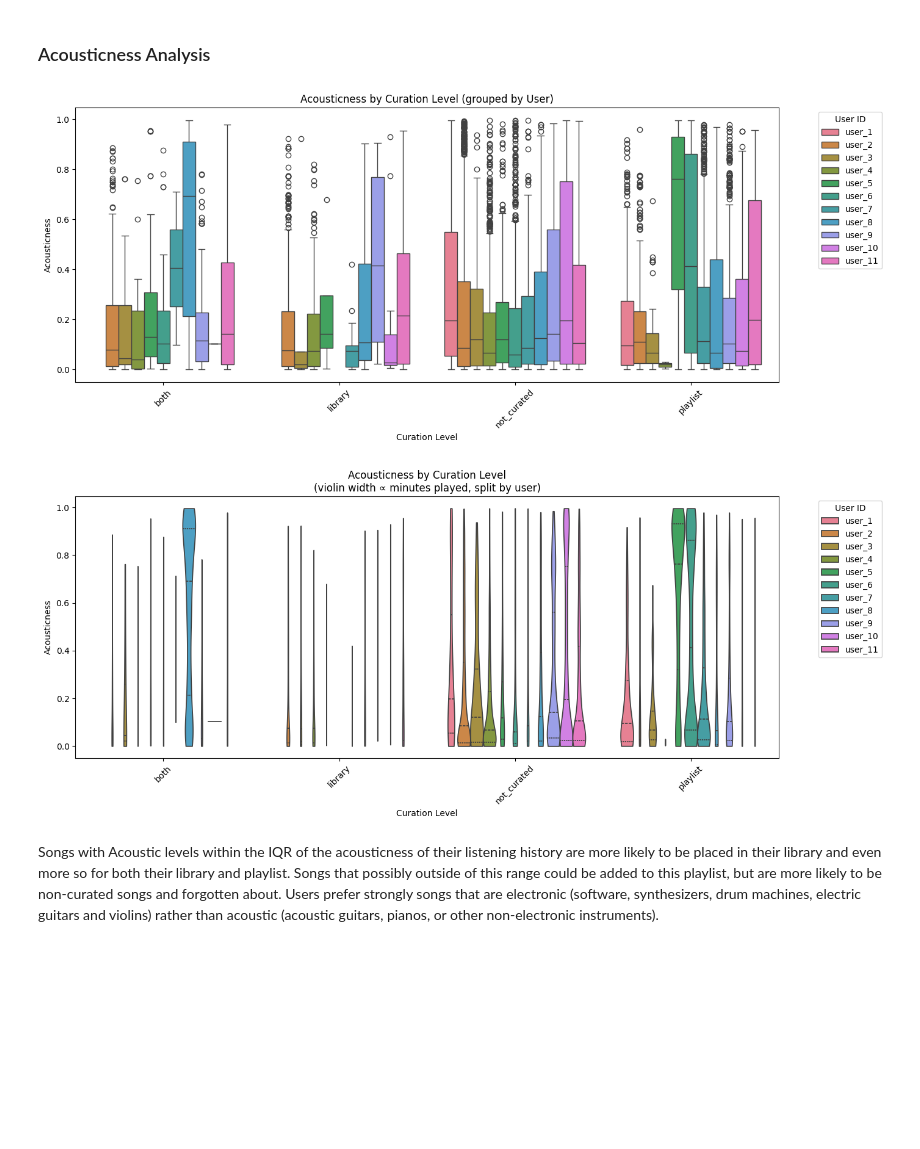
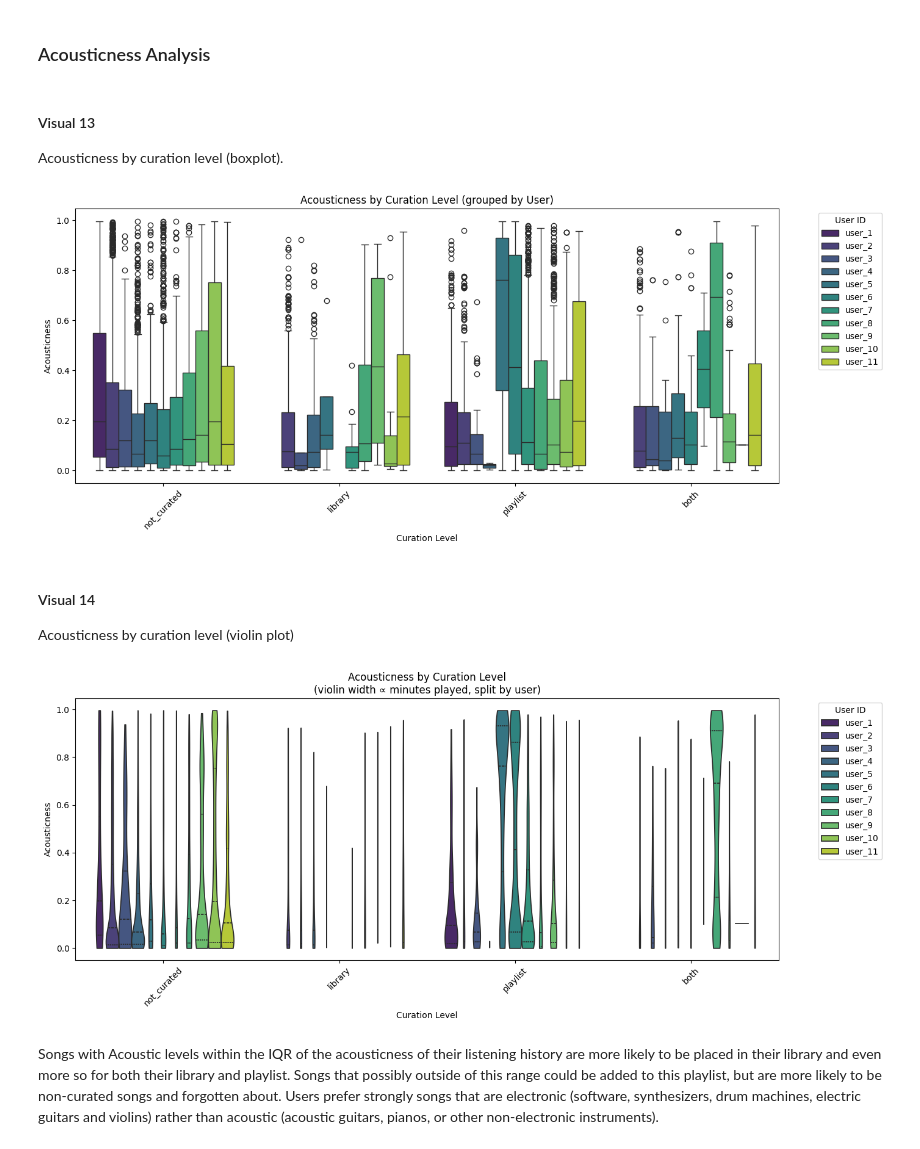
Before and after one commit to hjl-liz/spotify_project_group, a Jupyter notebook: team_red8_phase2_analysis.ipynb, the cells around one changed output. Cells and saved outputs as stored; diff of their text form; code cells hidden in the pictures; blank space fills up the shorter version.

```diff
--- a/team_red8_phase2_analysis.ipynb
+++ b/team_red8_phase2_analysis.ipynb
@@ -1027,7 +997,8 @@ ax = sns.barplot(
     data=plot_data,
     y="track_display",
     x="total_minutes",
-    color="steelblue"
+    palette="viridis",
+    hue="total_minutes"
 )
 
 plt.xlabel("Total Minutes Played")
@@ -1037,7 +1008,7 @@ plt.title("Top Heavily Played but Not Curated Tracks")
 # Add artist names inside bars
 for i, row in plot_data.iterrows():
     ax.text(
-        row["total_minutes"] * 0.02,   # slightly more padding for readability
+        row["total_minutes"] * 0.02,
         i,
         row["artist_display"],
         va='center',
@@ -1239,14 +1371,28 @@ plt.show()
 # %%
-# Create subplots for audio features by curation level
-features = ["danceability", "energy", "valence", "tempo", "acousticness", "instrumentalness", "liveness", "speechiness", "loudness"]
+# Desired order and palette
+curation_order = ["not_curated", "library", "playlist", "both"]
+palette = sns.color_palette("viridis", n_colors=len(curation_order))
+
+# Create subplots for audio features
+features = ["danceability", "energy", "valence", "tempo", "acousticness",
+            "instrumentalness", "liveness", "speechiness", "loudness"]
+
 plt.figure(figsize=(20, 15))
 for i, feature in enumerate(features):
     plt.subplot(3, 3, i + 1)
-    sns.boxplot(x="curation_label", y=feature, data=full_data)
+    sns.boxplot(
+        x="curation_label",
+        y=feature,
+        data=full_data,
+        order=curation_order,
+        palette=palette,
+        hue="curation_label"
+    )
     plt.title(f"{feature.capitalize()} by Curation Level")
     plt.xlabel("Curation Level")
     plt.ylabel(feature.capitalize())
     plt.xticks(rotation=45)
+
 plt.tight_layout()
 plt.show()
 # %% [output]
@@ -1260,37 +1406,57 @@ The main audio features that show major differences between curation level are t
 These features are perhaps the determining factors for users as to whether they add them to a playlist or library. Other audio features show similar distributions and means, highlighting how these song features are not a major factor in terms of whether a song is placed in one of these curation levels. A caveat would be that certain audio features have more records compared to others.
 # %% [markdown]
 ### Acousticness Analysis
+# %% [markdown]
+#### Visual 13
+
+Acousticness by curation level (boxplot).
 # %%
 # Acousticness by curation level, grouped by user
+# Palette by user
+num_users = full_data['user_id'].nunique()
+palette = sns.color_palette("viridis", n_colors=num_users)
+
+# Sorted user order based on numeric part
+user_order = sorted(full_data['user_id'].unique(), key=lambda x: int(x.split('_')[1]))
+
+# Plot
 plt.figure(figsize=(14, 6))
 sns.boxplot(
-    x="curation_label", y="acousticness", hue="user_id",
+    x="curation_label",
+    y="acousticness",
+    hue="user_id",
     data=full_data,
-    order=sorted(full_data['curation_label'].unique()),
-    hue_order=sorted(full_data['user_id'].unique(), key=lambda x: int(x.split('_')[1]))
+    order=curation_order,
+    hue_order=user_order,
+    palette=palette
 )
+
 plt.title("Acousticness by Curation Level (grouped by User)")
 plt.xlabel("Curation Level")
 plt.ylabel("Acousticness")
 plt.xticks(rotation=45)
 plt.legend(title="User ID", bbox_to_anchor=(1.05, 1), loc='upper left')
 plt.tight_layout()
 plt.show()
 # %% [output]
-[figure, old version]
+[figure, new version]
+# %% [markdown]
+#### Visual 14
+
+Acousticness by curation level (violin plot)
 # %%
-# Violinplots
+# Violin plot
 plt.figure(figsize=(14, 6))
-
 sns.violinplot(
     x="curation_label",
     y="acousticness",
     hue="user_id",
     data=full_data,
-    density_norm="count",  # replaces scale="count"
+    density_norm="count",  # width proportional to number of observations
     inner="quartile",
-    order=sorted(full_data['curation_label'].unique()),
-    hue_order=sorted(full_data['user_id'].unique(), key=lambda x: int(x.split('_')[1])),
+    order=curation_order,
+    hue_order=user_order,
+    palette=palette,
     cut=0
 )
 
@@ -1302,7 +1468,7 @@ plt.legend(title="User ID", bbox_to_anchor=(1.05, 1), loc='upper left')
 plt.tight_layout()
 plt.show()
 # %% [output]
-[figure, old version]
+[figure, new version]
 # %% [markdown]
 Songs with Acoustic levels within the IQR of the acousticness of their listening history are more likely to be placed in their library and even more so for both their library and playlist. Songs that possibly outside of this range could be added to this playlist, but are more likely to be non-curated songs and forgotten about. Users prefer strongly songs that are electronic (software, synthesizers, drum machines, electric guitars and violins) rather than acoustic (acoustic guitars, pianos, or other non-electronic instruments).
 # %% [markdown]
```
Also changed, not shown: parts of 79 cells of this notebook.
